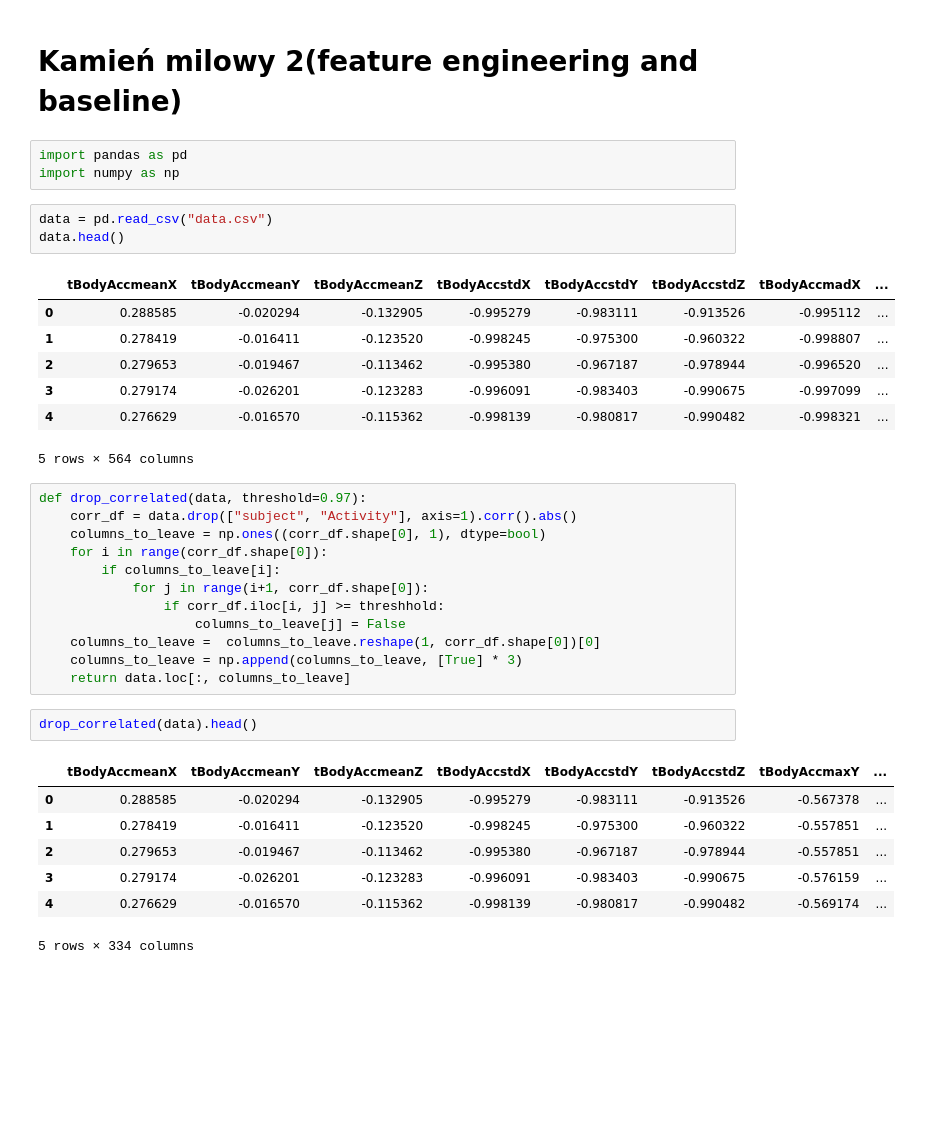
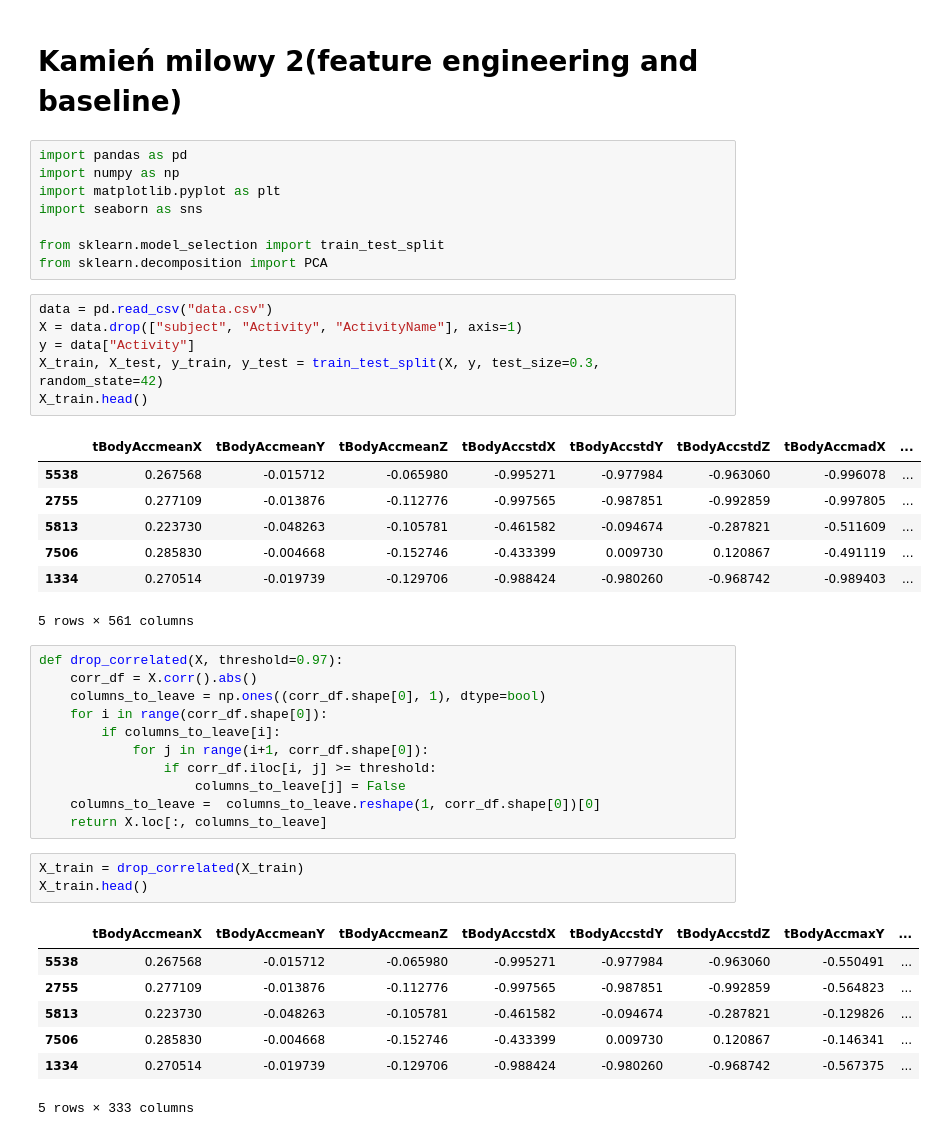
Before and after one commit to gekas145/WUM-2021-Projekty, a Jupyter notebook: Projekt2/feature_engineering_and_baseline.ipynb, the cells around one changed output. Saved outputs shown, nothing was run; the diff lists cells and outputs as text; blank space fills up the shorter version.

```diff
--- a/Projekt2/feature_engineering_and_baseline.ipynb
+++ b/Projekt2/feature_engineering_and_baseline.ipynb
@@ -3,36 +3,44 @@
 # %%
 import pandas as pd
 import numpy as np
+import matplotlib.pyplot as plt
+import seaborn as sns
+
+from sklearn.model_selection import train_test_split
+from sklearn.decomposition import PCA
-# %%
-data = pd.read_csv("data.csv")
-data.head()
-# %% [output]
-|  | tBodyAccmeanX | tBodyAccmeanY | tBodyAccmeanZ | tBodyAccstdX | tBodyAccstdY | tBodyAccstdZ | tBodyAccmadX | ... |
-| 0 | 0.288585 | -0.020294 | -0.132905 | -0.995279 | -0.983111 | -0.913526 | -0.995112 | ... |
-| 1 | 0.278419 | -0.016411 | -0.123520 | -0.998245 | -0.975300 | -0.960322 | -0.998807 | ... |
-| 2 | 0.279653 | -0.019467 | -0.113462 | -0.995380 | -0.967187 | -0.978944 | -0.996520 | ... |
-| 3 | 0.279174 | -0.026201 | -0.123283 | -0.996091 | -0.983403 | -0.990675 | -0.997099 | ... |
-| 4 | 0.276629 | -0.016570 | -0.115362 | -0.998139 | -0.980817 | -0.990482 | -0.998321 | ... |
-5 rows × 564 columns
+# %%
+data = pd.read_csv("data.csv")
+X = data.drop(["subject", "Activity", "ActivityName"], axis=1)
+y = data["Activity"]
+X_train, X_test, y_train, y_test = train_test_split(X, y, test_size=0.3, random_state=42)
+X_train.head()
+# %% [output]
+|  | tBodyAccmeanX | tBodyAccmeanY | tBodyAccmeanZ | tBodyAccstdX | tBodyAccstdY | tBodyAccstdZ | tBodyAccmadX | ... |
+| 5538 | 0.267568 | -0.015712 | -0.065980 | -0.995271 | -0.977984 | -0.963060 | -0.996078 | ... |
+| 2755 | 0.277109 | -0.013876 | -0.112776 | -0.997565 | -0.987851 | -0.992859 | -0.997805 | ... |
+| 5813 | 0.223730 | -0.048263 | -0.105781 | -0.461582 | -0.094674 | -0.287821 | -0.511609 | ... |
+| 7506 | 0.285830 | -0.004668 | -0.152746 | -0.433399 | 0.009730 | 0.120867 | -0.491119 | ... |
+| 1334 | 0.270514 | -0.019739 | -0.129706 | -0.988424 | -0.980260 | -0.968742 | -0.989403 | ... |
+5 rows × 561 columns
 # %%
-def drop_correlated(data, threshold=0.97):
-    corr_df = data.drop(["subject", "Activity"], axis=1).corr().abs()
+def drop_correlated(X, threshold=0.97):
+    corr_df = X.corr().abs()
     columns_to_leave = np.ones((corr_df.shape[0], 1), dtype=bool)
     for i in range(corr_df.shape[0]):
         if columns_to_leave[i]:
             for j in range(i+1, corr_df.shape[0]):
-                if corr_df.iloc[i, j] >= threshhold:
+                if corr_df.iloc[i, j] >= threshold:
                     columns_to_leave[j] = False
     columns_to_leave =  columns_to_leave.reshape(1, corr_df.shape[0])[0]
-    columns_to_leave = np.append(columns_to_leave, [True] * 3)
-    return data.loc[:, columns_to_leave]
+    return X.loc[:, columns_to_leave]
-# %%
-drop_correlated(data).head()
-# %% [output]
-|  | tBodyAccmeanX | tBodyAccmeanY | tBodyAccmeanZ | tBodyAccstdX | tBodyAccstdY | tBodyAccstdZ | tBodyAccmaxY | ... |
-| 0 | 0.288585 | -0.020294 | -0.132905 | -0.995279 | -0.983111 | -0.913526 | -0.567378 | ... |
-| 1 | 0.278419 | -0.016411 | -0.123520 | -0.998245 | -0.975300 | -0.960322 | -0.557851 | ... |
-| 2 | 0.279653 | -0.019467 | -0.113462 | -0.995380 | -0.967187 | -0.978944 | -0.557851 | ... |
-| 3 | 0.279174 | -0.026201 | -0.123283 | -0.996091 | -0.983403 | -0.990675 | -0.576159 | ... |
-| 4 | 0.276629 | -0.016570 | -0.115362 | -0.998139 | -0.980817 | -0.990482 | -0.569174 | ... |
-5 rows × 334 columns
+# %%
+X_train = drop_correlated(X_train)
+X_train.head()
+# %% [output]
+|  | tBodyAccmeanX | tBodyAccmeanY | tBodyAccmeanZ | tBodyAccstdX | tBodyAccstdY | tBodyAccstdZ | tBodyAccmaxY | ... |
+| 5538 | 0.267568 | -0.015712 | -0.065980 | -0.995271 | -0.977984 | -0.963060 | -0.550491 | ... |
+| 2755 | 0.277109 | -0.013876 | -0.112776 | -0.997565 | -0.987851 | -0.992859 | -0.564823 | ... |
+| 5813 | 0.223730 | -0.048263 | -0.105781 | -0.461582 | -0.094674 | -0.287821 | -0.129826 | ... |
+| 7506 | 0.285830 | -0.004668 | -0.152746 | -0.433399 | 0.009730 | 0.120867 | -0.146341 | ... |
+| 1334 | 0.270514 | -0.019739 | -0.129706 | -0.988424 | -0.980260 | -0.968742 | -0.567375 | ... |
+5 rows × 333 columns
```
Also changed, not shown: parts of 4 cells of this notebook.
